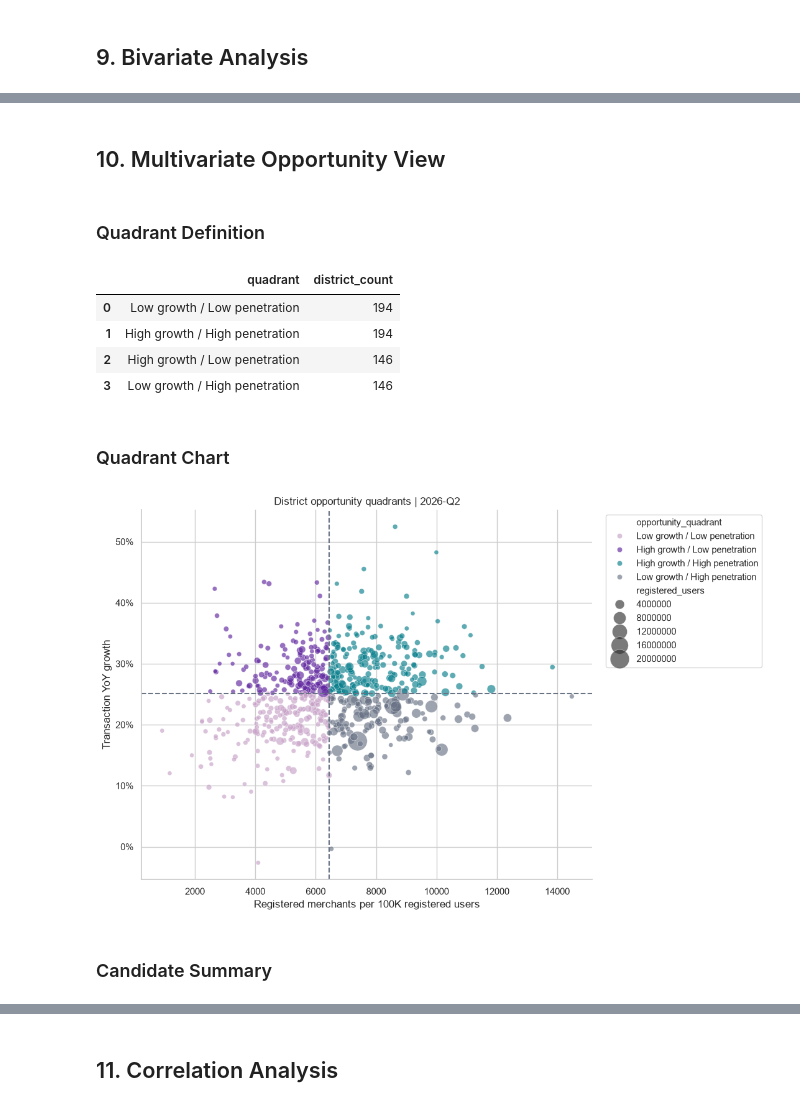
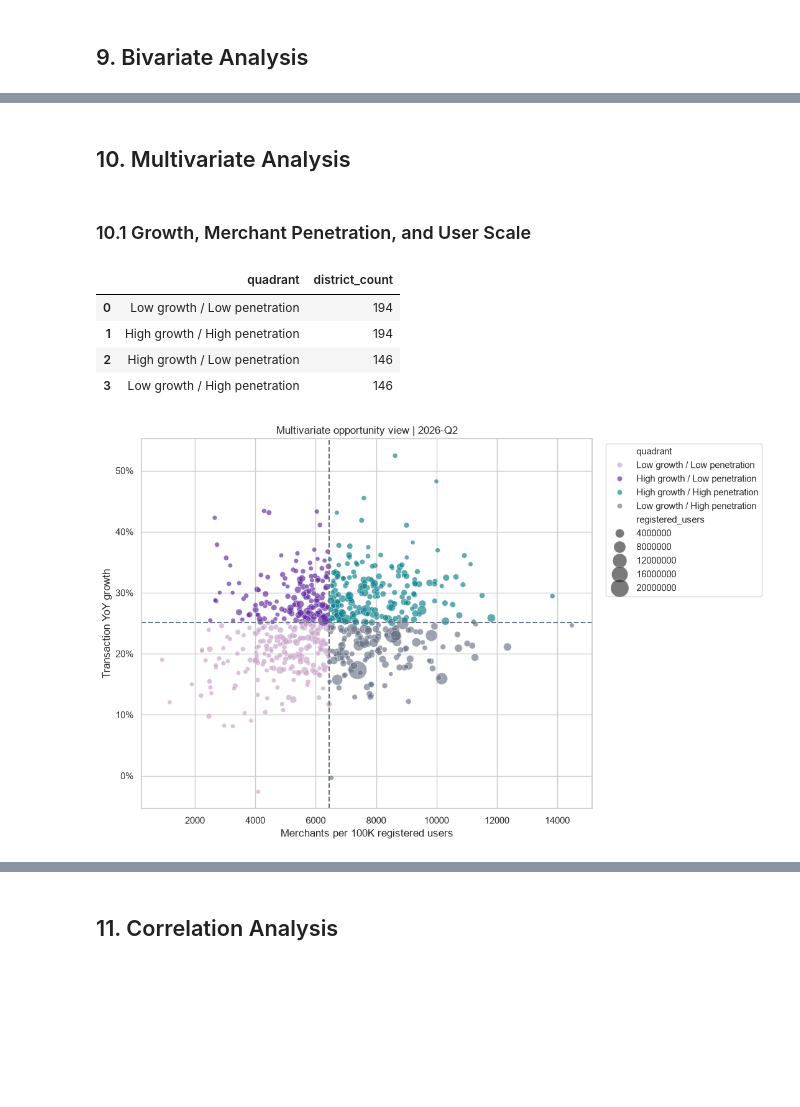
Before and after one commit to Rabilkhan786/PhonePay_Analysis, a Jupyter notebook: notebooks/02_eda.ipynb, the cells around one changed output, grey strips where cells are left out. Saved outputs shown, nothing was run; the diff lists cells and outputs as text; code cells hidden in the pictures; blank space fills up the shorter version.

```diff
--- a/notebooks/02_eda.ipynb
+++ b/notebooks/02_eda.ipynb
@@ -878,40 +1035,34 @@ Registered users have a Spearman correlation of **0.898** with transactions, and
 # %% [markdown]
-## 10. Multivariate Opportunity View
+## 10. Multivariate Analysis
-# %% [markdown]
-### Quadrant Definition
+# %% [markdown]
+### 10.1 Growth, Merchant Penetration, and User Scale
 # %%
 penetration_median = sizeable_districts[
     "merchants_per_100k_users"
 ].median()
 growth_median = sizeable_districts["transaction_yoy"].median()
 
-sizeable_districts["opportunity_quadrant"] = ""
 high_growth = sizeable_districts["transaction_yoy"].ge(growth_median)
 low_penetration = sizeable_districts[
     "merchants_per_100k_users"
 ].lt(penetration_median)
 
+sizeable_districts["quadrant"] = "Low growth / High penetration"
 sizeable_districts.loc[
     high_growth & low_penetration,
-    "opportunity_quadrant",
+    "quadrant",
 ] = "High growth / Low penetration"
 sizeable_districts.loc[
     high_growth & ~low_penetration,
-    "opportunity_quadrant",
+    "quadrant",
 ] = "High growth / High penetration"
 sizeable_districts.loc[
     ~high_growth & low_penetration,
-    "opportunity_quadrant",
+    "quadrant",
 ] = "Low growth / Low penetration"
-sizeable_districts.loc[
-    ~high_growth & ~low_penetration,
-    "opportunity_quadrant",
-] = "Low growth / High penetration"
-
-
 
 quadrant_counts = (
-    sizeable_districts["opportunity_quadrant"]
+    sizeable_districts["quadrant"]
     .value_counts()
     .rename("district_count")
     .rename_axis("quadrant")
@@ -924,40 +1075,36 @@ display(quadrant_counts)
 | 1 | High growth / High penetration | 194 |
 | 2 | High growth / Low penetration | 146 |
 | 3 | Low growth / High penetration | 146 |
-# %% [markdown]
-### Quadrant Chart
 # %%
-quadrant_palette = {
+quadrant_colors = {
     "High growth / Low penetration": purple,
     "High growth / High penetration": teal,
     "Low growth / Low penetration": "#C8A2C8",
     "Low growth / High penetration": gray,
 }
 
 fig, axis = plt.subplots(figsize=(11, 7))
 sns.scatterplot(
     data=sizeable_districts,
     x="merchants_per_100k_users",
     y="transaction_yoy",
     size="registered_users",
-    hue="opportunity_quadrant",
-    palette=quadrant_palette,
-    sizes=(25, 500),
+    hue="quadrant",
+    palette=quadrant_colors,
+    sizes=(25, 450),
     alpha=0.65,
     ax=axis,
 )
 axis.axvline(penetration_median, color=gray, linestyle="--")
 axis.axhline(growth_median, color=gray, linestyle="--")
 axis.yaxis.set_major_formatter(PercentFormatter(1))
-axis.set_title(f"District opportunity quadrants | {latest_period}")
-axis.set_xlabel("Registered merchants per 100K registered users")
+axis.set_title(f"Multivariate opportunity view | {latest_period}")
+axis.set_xlabel("Merchants per 100K registered users")
 axis.set_ylabel("Transaction YoY growth")
 axis.legend(bbox_to_anchor=(1.02, 1), loc="upper left")
 fig.tight_layout()
 plt.show()
 # %% [output]
-[figure, old version]
+[figure, new version]
-# %% [markdown]
-### Candidate Summary
 # %%
 exploratory_candidates = sizeable_districts.loc[
```
Also changed, not shown: parts of 81 cells of this notebook.
